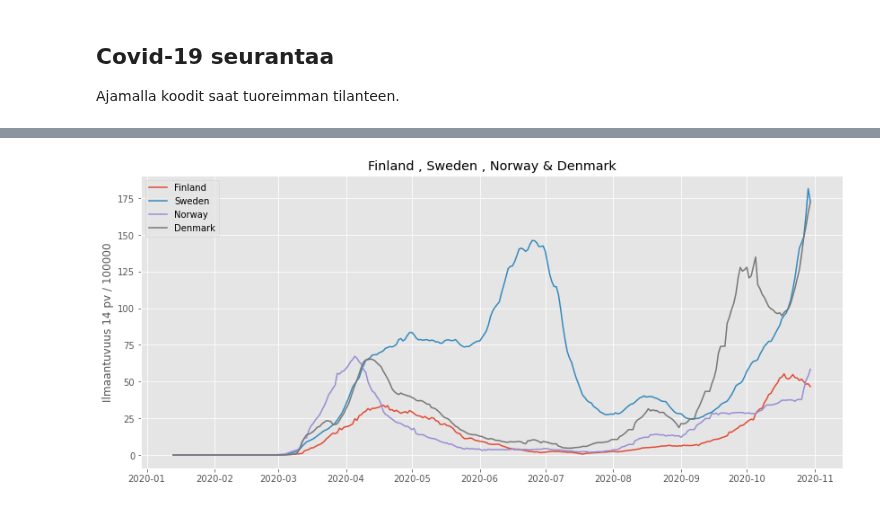
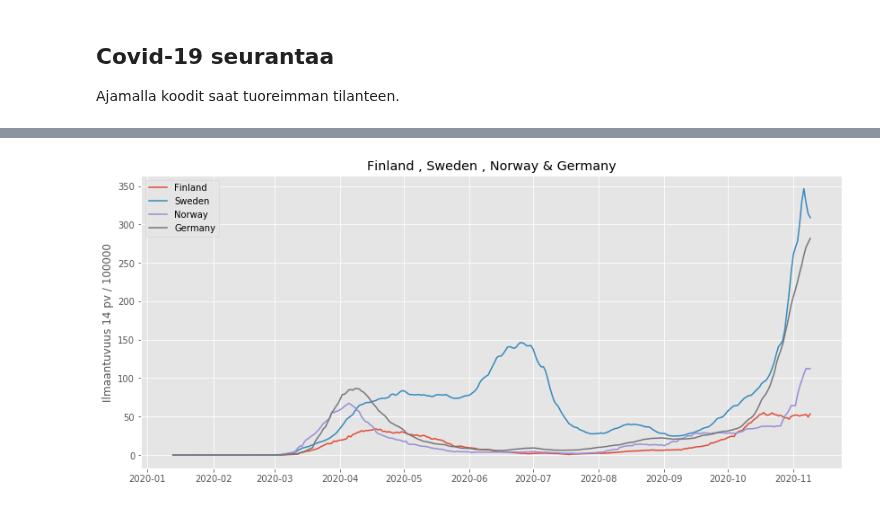
Before and after one commit to taanila/aikasarjat, a Jupyter notebook: covid.ipynb, the cells around one changed output, grey strips where cells are left out. Saved outputs shown, nothing was run; the diff lists cells and outputs as text; code cells hidden in the pictures.

```diff
--- a/covid.ipynb
+++ b/covid.ipynb
@@ -108,3 +108,3 @@ vertaa4('United_Kingdom', 'France', 'Italy', 'Spain')
 # %%
-vertaa4('Finland', 'Sweden', 'Norway', 'Denmark')
+vertaa4('Finland', 'Sweden', 'Norway', 'Germany')
 # %% [output]
@@ -112 +112 @@ vertaa4('Finland', 'Sweden', 'Norway', 'Denmark')
-[figure, old version]
+[figure, new version]
```
Also changed, not shown: parts of 9 cells of this notebook.
